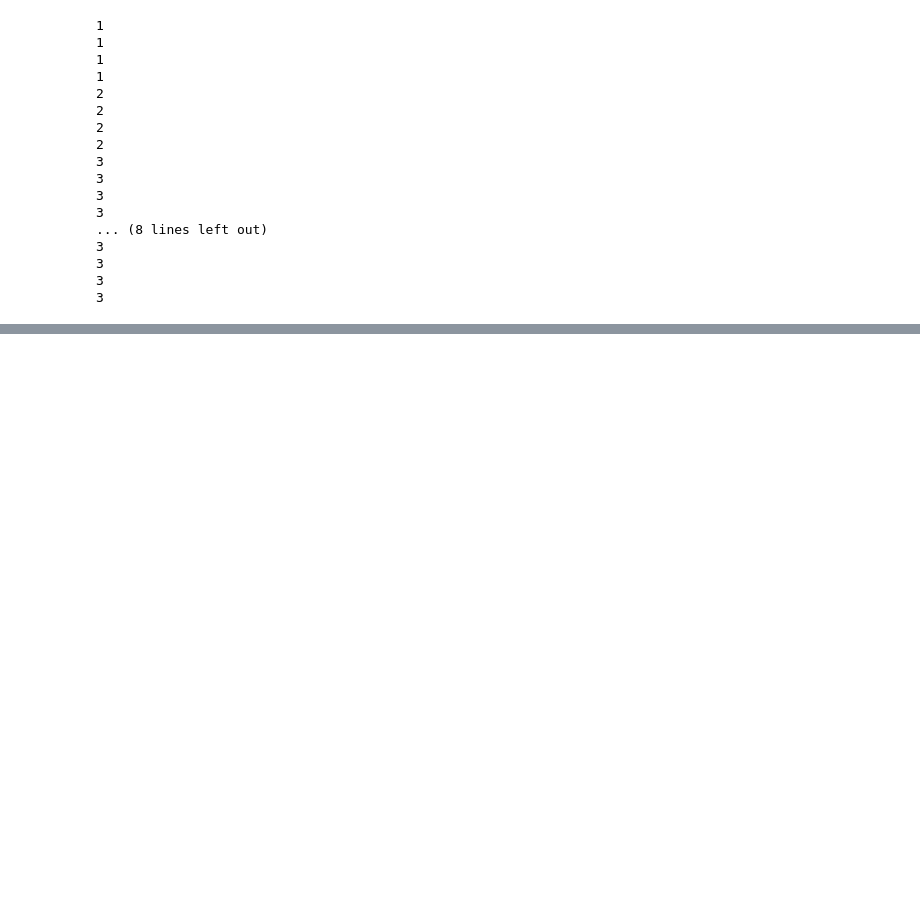
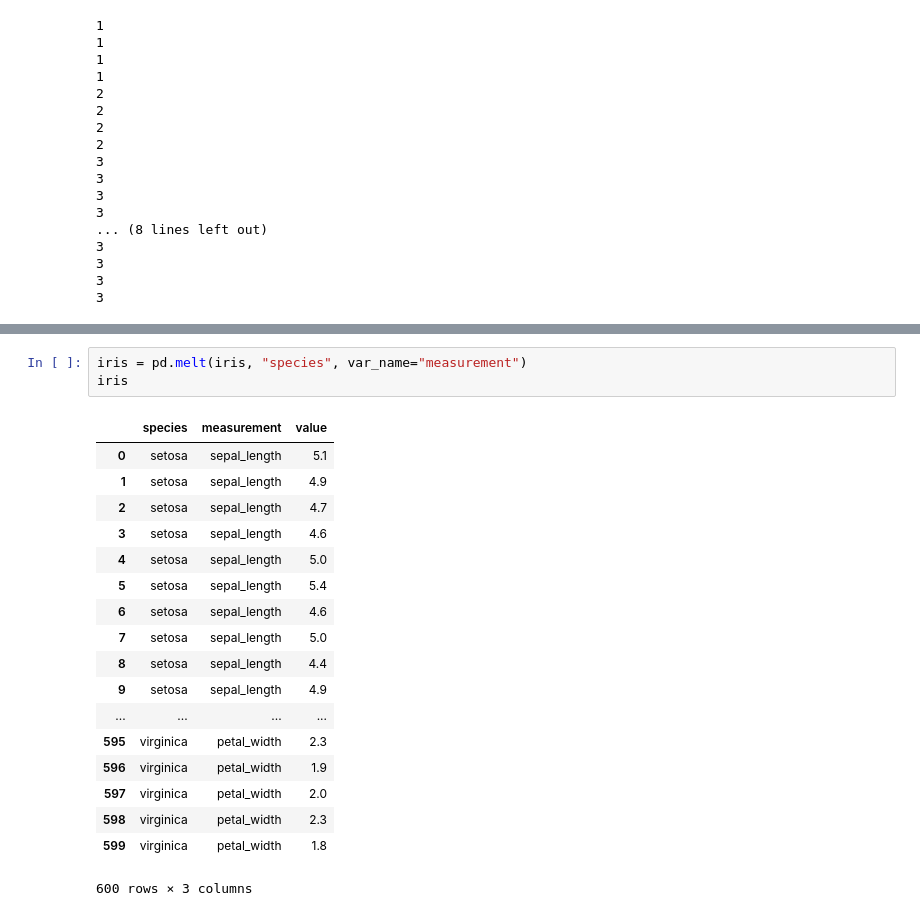
Before and after one commit to hkucukdereli/behavior, a Jupyter notebook: lickPlots.ipynb, the cells around one changed output, grey strips where cells are left out. Saved outputs shown, nothing was run; the diff lists cells and outputs as text; blank space fills up the shorter version.

```diff
--- a/lickPlots.ipynb
+++ b/lickPlots.ipynb
@@ -143,3 +160,25 @@ df
+# %%
+iris = pd.melt(iris, "species", var_name="measurement")
+iris
+# %% [output]
+|  | species | measurement | value |
+| 0 | setosa | sepal_length | 5.1 |
+| 1 | setosa | sepal_length | 4.9 |
+| 2 | setosa | sepal_length | 4.7 |
+| 3 | setosa | sepal_length | 4.6 |
+| 4 | setosa | sepal_length | 5.0 |
+| 5 | setosa | sepal_length | 5.4 |
+| 6 | setosa | sepal_length | 4.6 |
+| 7 | setosa | sepal_length | 5.0 |
+| 8 | setosa | sepal_length | 4.4 |
+| 9 | setosa | sepal_length | 4.9 |
+| ... | ... | ... | ... |
+| 595 | virginica | petal_width | 2.3 |
+| 596 | virginica | petal_width | 1.9 |
+| 597 | virginica | petal_width | 2.0 |
+| 598 | virginica | petal_width | 2.3 |
+| 599 | virginica | petal_width | 1.8 |
+600 rows × 3 columns
 # %%
 df.loc['LR8', 'Pavlovian_CSp_2s', '180801']
 # %% [output]
```
Also changed, not shown: parts of 5 cells of this notebook.
